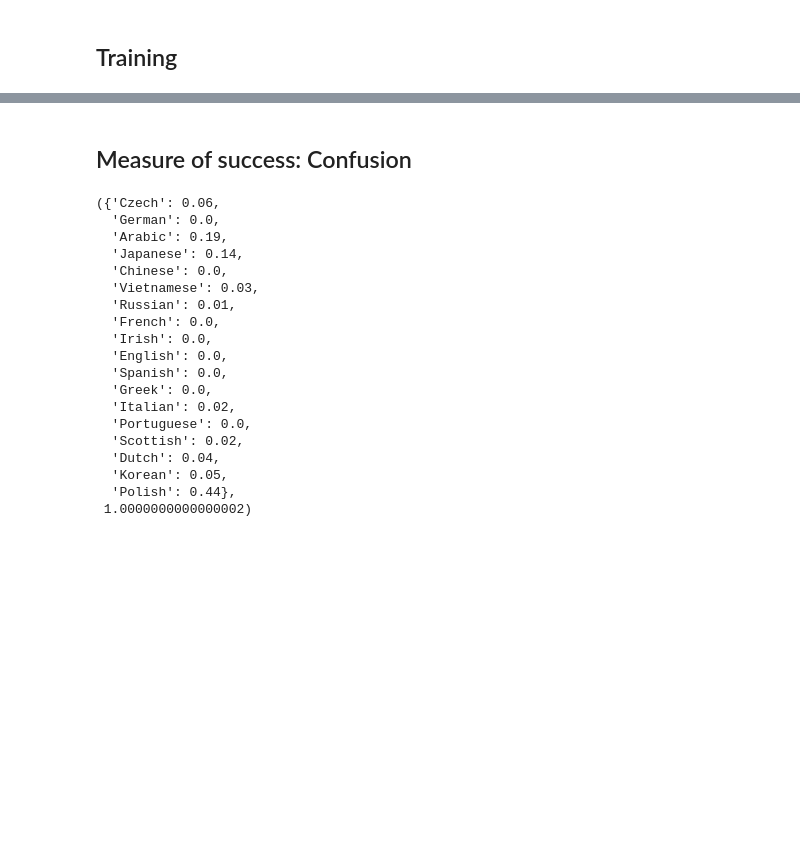
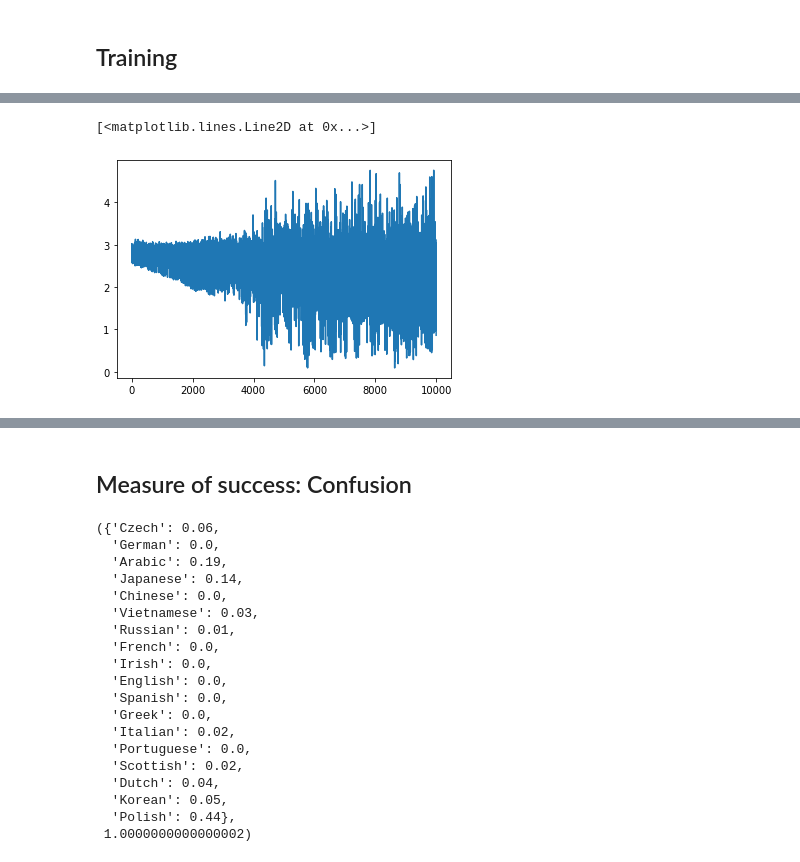
Before and after one commit to leobrowning92/char-rnn-workshop, a Jupyter notebook: char_rnn_clasifyer_master.ipynb, the cells around one changed output, grey strips where cells are left out. Drawn from its saved outputs; the diff is of its cells as text; code cells hidden in the pictures; blank space fills up the shorter version.

```diff
--- a/char_rnn_clasifyer_master.ipynb
+++ b/char_rnn_clasifyer_master.ipynb
@@ -310,8 +314,9 @@ def time_since(start):
 # %%
 def train(rnn, n_iters):
     """loop the train_step and view progress"""
-    eval_every = (n_iters//10)
+    eval_every = (n_iters//20)
     losses = []
+    average_losses = []
     start = time.time()
     for i in range(n_iters):
         lang, name, lang_t, name_t = random_language_name()
@@ -320,4 +325,6 @@ def train(rnn, n_iters):
 
         if (i+1)%eval_every==0 :
                 av_loss = sum(losses[-eval_every:])/eval_every
+                average_losses.append(av_loss)
                 print(f'iter = {i+1:<6} training time = {time_since(start)} %done = {i/n_iters*100:<5.0f}% loss = {av_loss:<10.4f}')
+    return losses, average_losses
@@ -324,3 +333,3 @@ def train(rnn, n_iters):
 # %%
-train(rnn, 10000)
+losses, average_losses = train(rnn, 10000)
 # %% [output]
@@ -336,0 +356,5 @@ iter = 10000  training time = 00:13.89(m:s) %done = 100  % loss = 2.1941
+# %%
+plt.plot(losses)
+# %% [output]
+[<matplotlib.lines.Line2D at 0x...>]
+[figure, added]
```
Also changed, not shown: parts of 9 cells of this notebook.
